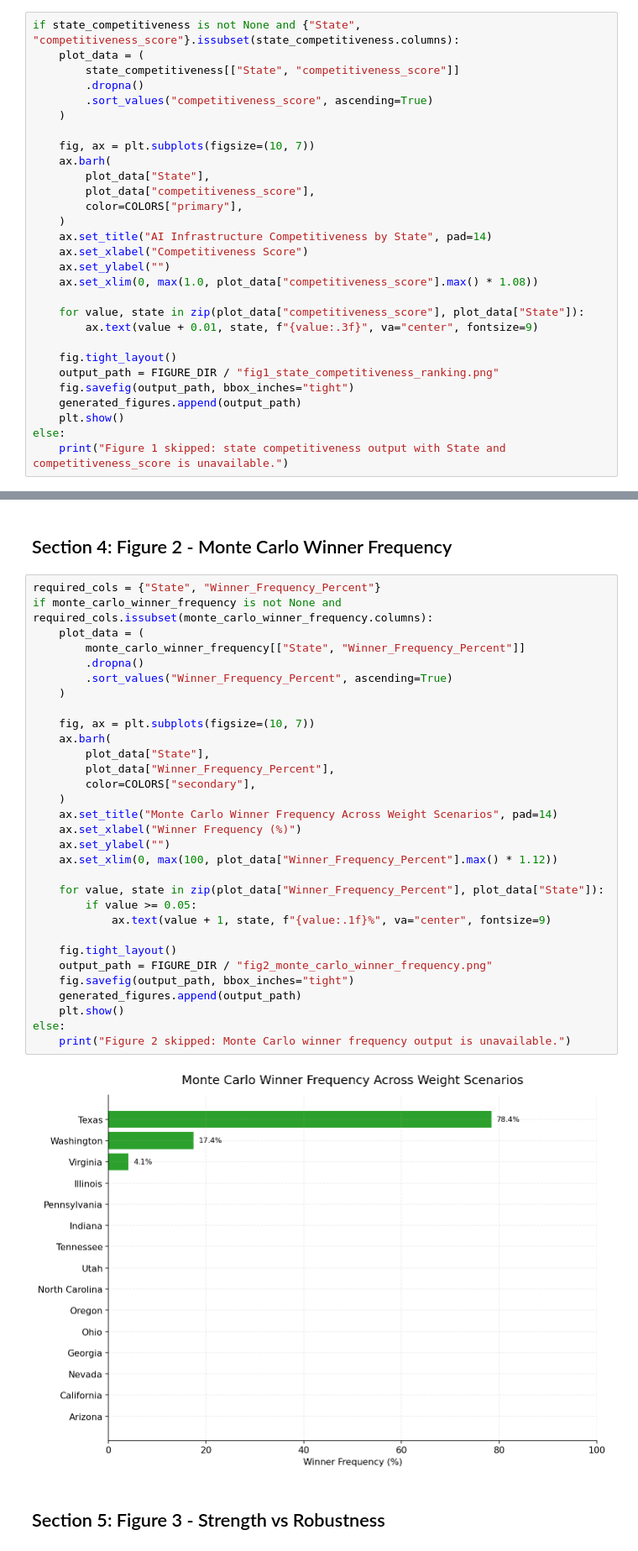
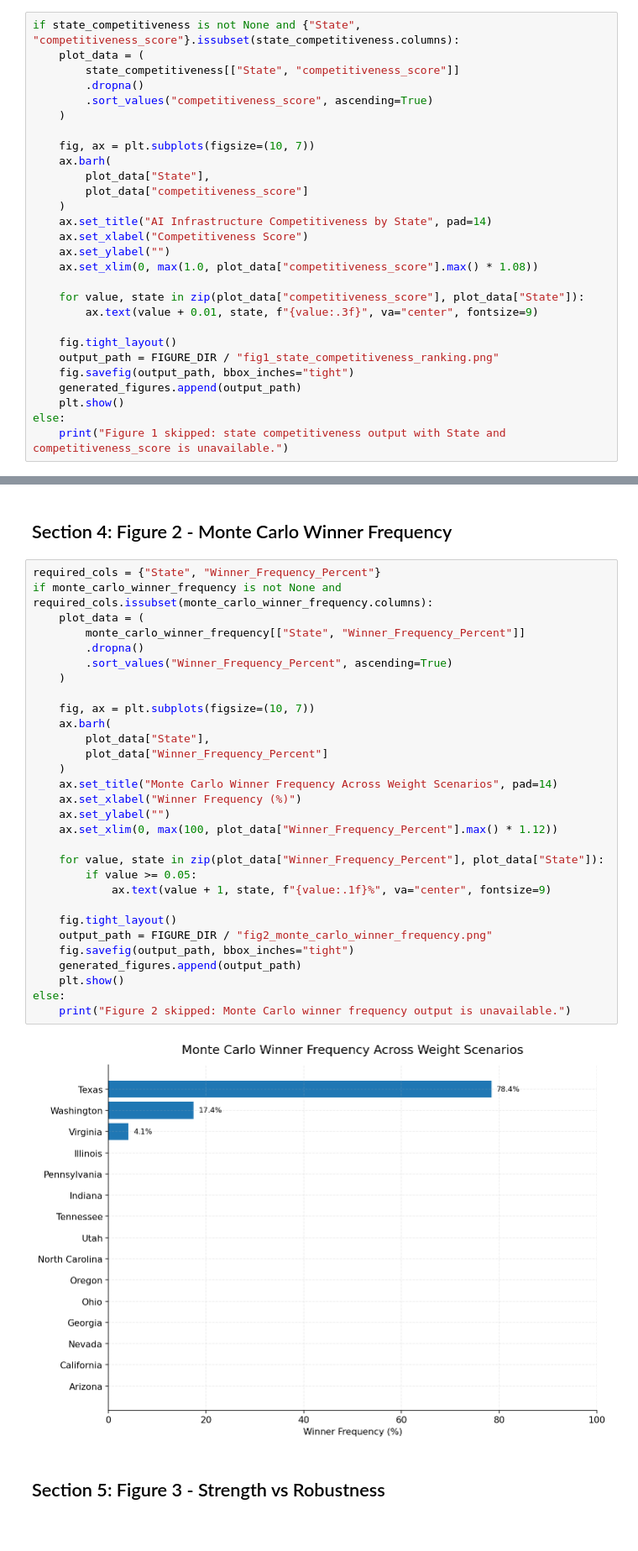
Before and after one commit to finnrcase/ai-infrastructure-economics, a Jupyter notebook: notebooks/06_visualizations.ipynb, the cells around one changed output, grey strips where cells are left out. Shown at 84% size. Saved outputs shown, nothing was run; the diff lists cells and outputs as text.

```diff
--- a/notebooks/06_visualizations.ipynb
+++ b/notebooks/06_visualizations.ipynb
@@ -120,8 +107,7 @@ if state_competitiveness is not None and {"State", "competitiveness_score"}.issu
     fig, ax = plt.subplots(figsize=(10, 7))
     ax.barh(
         plot_data["State"],
-        plot_data["competitiveness_score"],
-        color=COLORS["primary"],
+        plot_data["competitiveness_score"]
     )
     ax.set_title("AI Infrastructure Competitiveness by State", pad=14)
     ax.set_xlabel("Competitiveness Score")
@@ -145,36 +131,35 @@ else:
 # %%
 required_cols = {"State", "Winner_Frequency_Percent"}
 if monte_carlo_winner_frequency is not None and required_cols.issubset(monte_carlo_winner_frequency.columns):
     plot_data = (
         monte_carlo_winner_frequency[["State", "Winner_Frequency_Percent"]]
         .dropna()
         .sort_values("Winner_Frequency_Percent", ascending=True)
     )
 
     fig, ax = plt.subplots(figsize=(10, 7))
     ax.barh(
         plot_data["State"],
-        plot_data["Winner_Frequency_Percent"],
-        color=COLORS["secondary"],
+        plot_data["Winner_Frequency_Percent"]
     )
     ax.set_title("Monte Carlo Winner Frequency Across Weight Scenarios", pad=14)
     ax.set_xlabel("Winner Frequency (%)")
     ax.set_ylabel("")
     ax.set_xlim(0, max(100, plot_data["Winner_Frequency_Percent"].max() * 1.12))
 
     for value, state in zip(plot_data["Winner_Frequency_Percent"], plot_data["State"]):
         if value >= 0.05:
             ax.text(value + 1, state, f"{value:.1f}%", va="center", fontsize=9)
 
     fig.tight_layout()
     output_path = FIGURE_DIR / "fig2_monte_carlo_winner_frequency.png"
     fig.savefig(output_path, bbox_inches="tight")
     generated_figures.append(output_path)
     plt.show()
 else:
     print("Figure 2 skipped: Monte Carlo winner frequency output is unavailable.")
 # %% [output]
-[figure, old version]
+[figure, new version]
 # %% [markdown]
 ## Section 5: Figure 3 - Strength vs Robustness
 # %%
```
Also changed, not shown: parts of 11 cells of this notebook, 15 other files.
